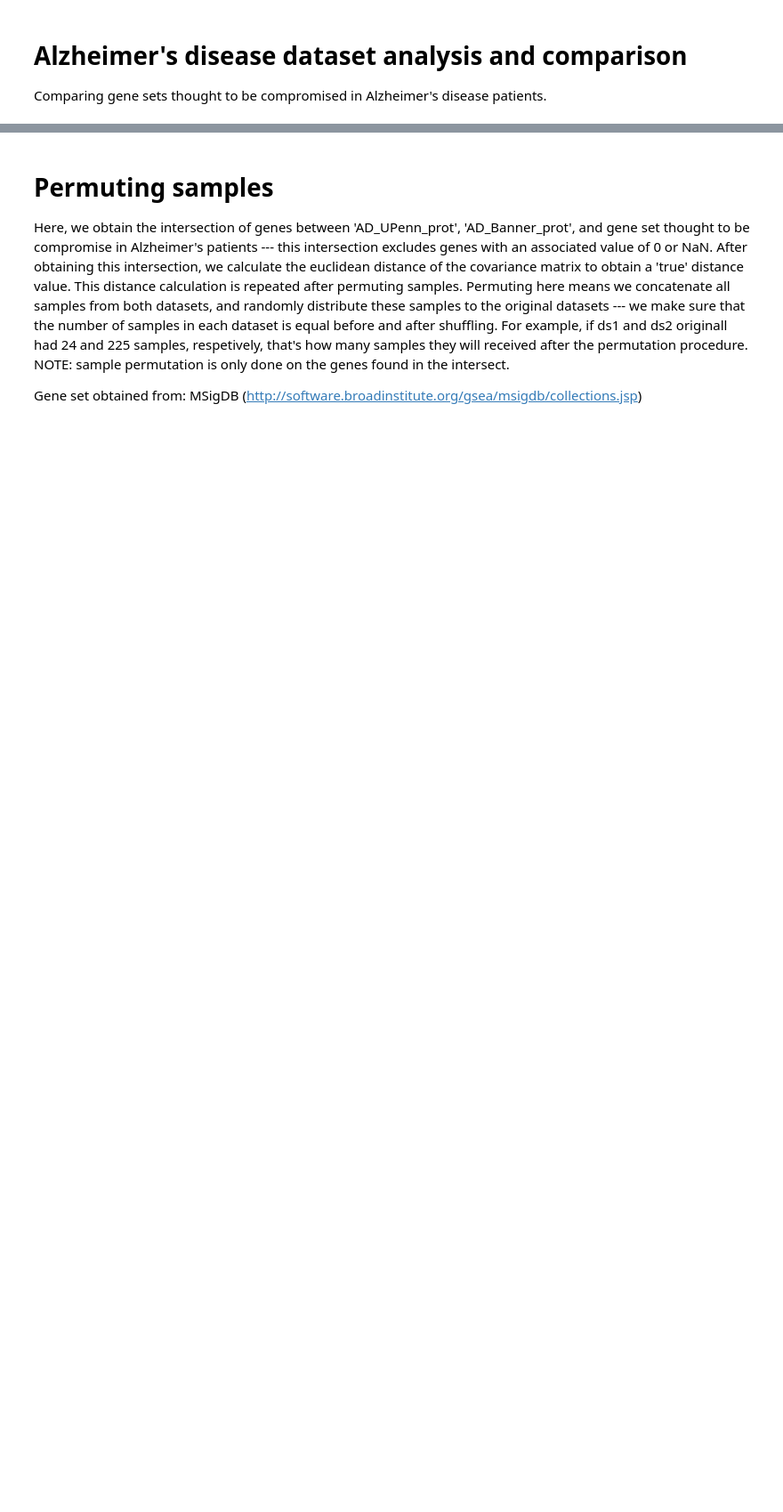
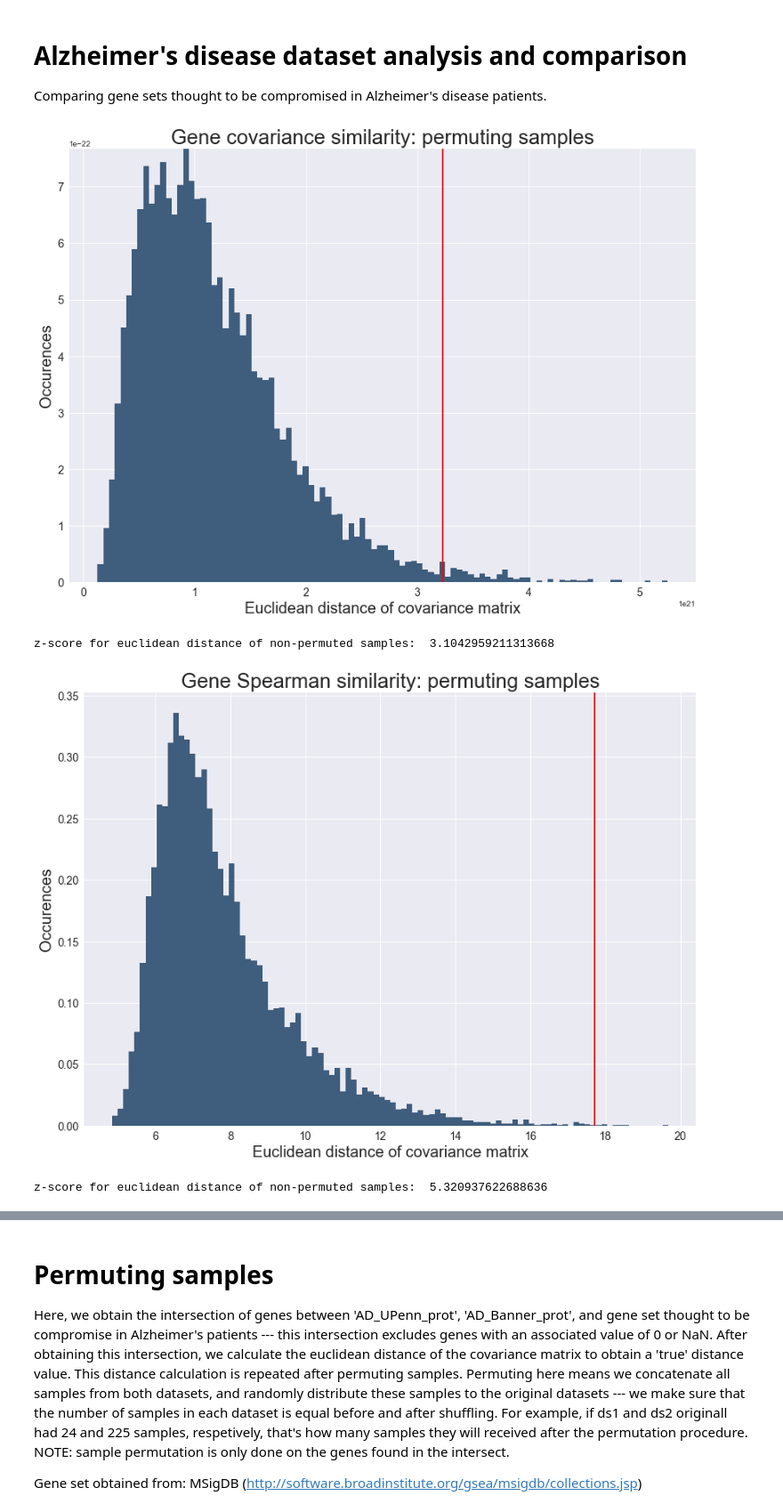
Before and after one commit to maalcantar/Neurological_disease_similarity, a Jupyter notebook: Neurological disease comparison - Alzheimer's .ipynb, the cells around one changed output, grey strips where cells are left out. Shown at 89% size. Drawn from its saved outputs; the diff is of its cells as text; code cells hidden in the pictures; blank space fills up the shorter version.

```diff
--- a/Neurological disease comparison - Alzheimer's .ipynb
+++ b/Neurological disease comparison - Alzheimer's .ipynb
@@ -14,13 +14,19 @@ import csv # for importing gene files
 # %%
 # Running similarity analysis using either the covariance matrix or Spearman correlations
 
 # list of available datasets
-datasets = ['GO_REGULATION_OF_SYNAPTIC_PLASTICITY.csv', 'ECM_receptor_activation.csv']
+datasets = ['GO_REGULATION_OF_SYNAPTIC_PLASTICITY.csv', 'MAPK_signaling_pathway.csv', 'ECM_receptor_activation.csv',
+           'Cell_Adhesion_Molecules.csv']
 
 # choose which data set to run
 idx = 0
 
-dist_cov_euclidean_permute_samples(datasets[idx], 'AD_Upenn_prot.txt', 'AD_Banner_prot.txt',1000)
-dist_spear_euclidean_permute_samples(datasets[idx], 'AD_Upenn_prot.txt', 'AD_Banner_prot.txt',1000)
-dist_cov_euclidean_permute_genes(datasets[idx], 'AD_Banner_prot.txt',1000)
-datasets[idx]('datasets, 'AD_Banner_prot.txt',1000)
+dist_cov_euclidean_permute_samples(datasets[idx], 'AD_Upenn_prot.txt', 'AD_Banner_prot.txt',10000)
+dist_spear_euclidean_permute_samples(datasets[idx], 'AD_Upenn_prot.txt', 'AD_Banner_prot.txt',10000)
+dist_cov_euclidean_permute_genes(datasets[idx], 'AD_Upenn_prot.txt', 'AD_Banner_prot.txt',10000)
+dist_spear_euclidean_permute_genes(datasets[idx],  'AD_Upenn_prot.txt', 'AD_Banner_prot.txt',10000)
+# %% [output]
+[figure, added]
+z-score for euclidean distance of non-permuted samples:  3.1042959211313668
+[figure, added]
+z-score for euclidean distance of non-permuted samples:  5.320937622688636
```
Also changed, not shown: parts of 12 cells of this notebook.
